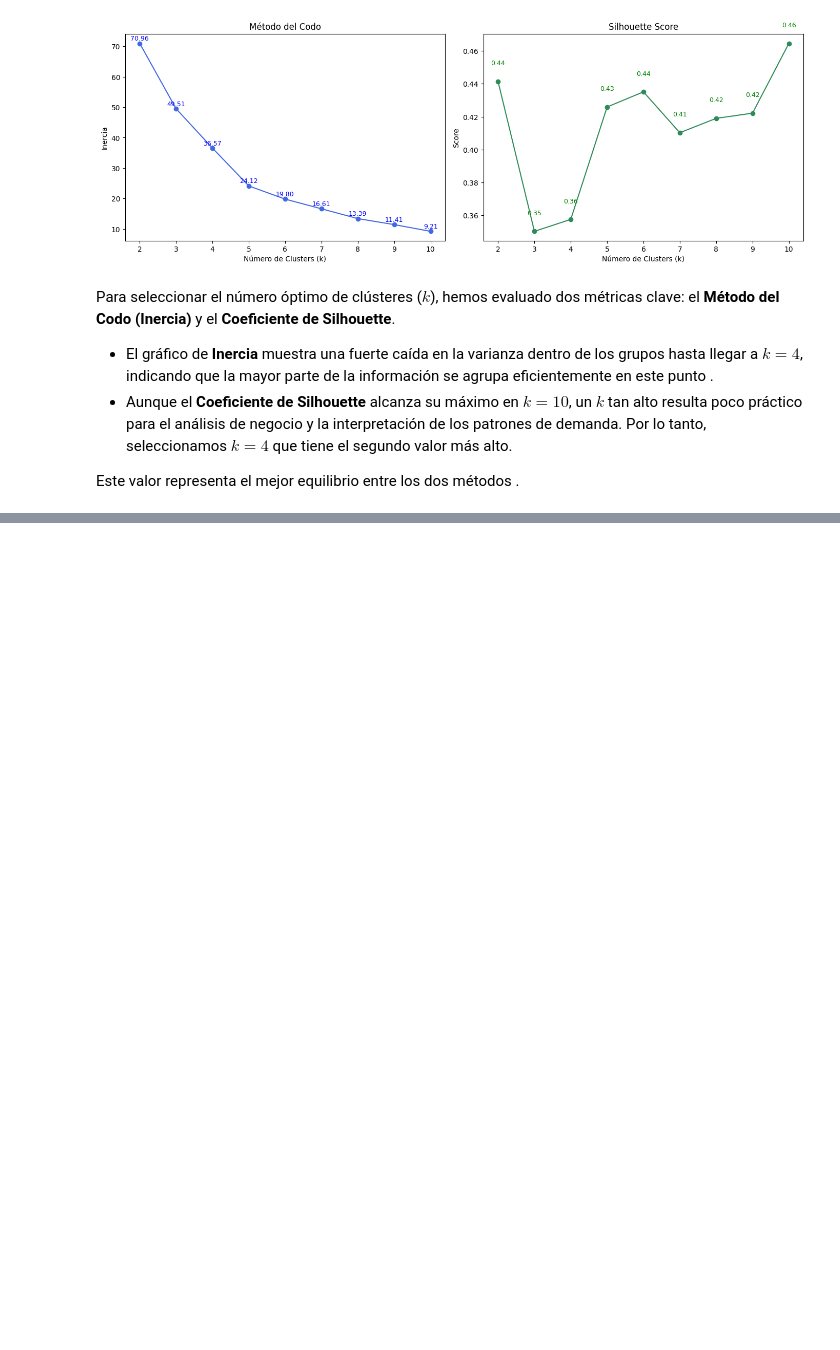
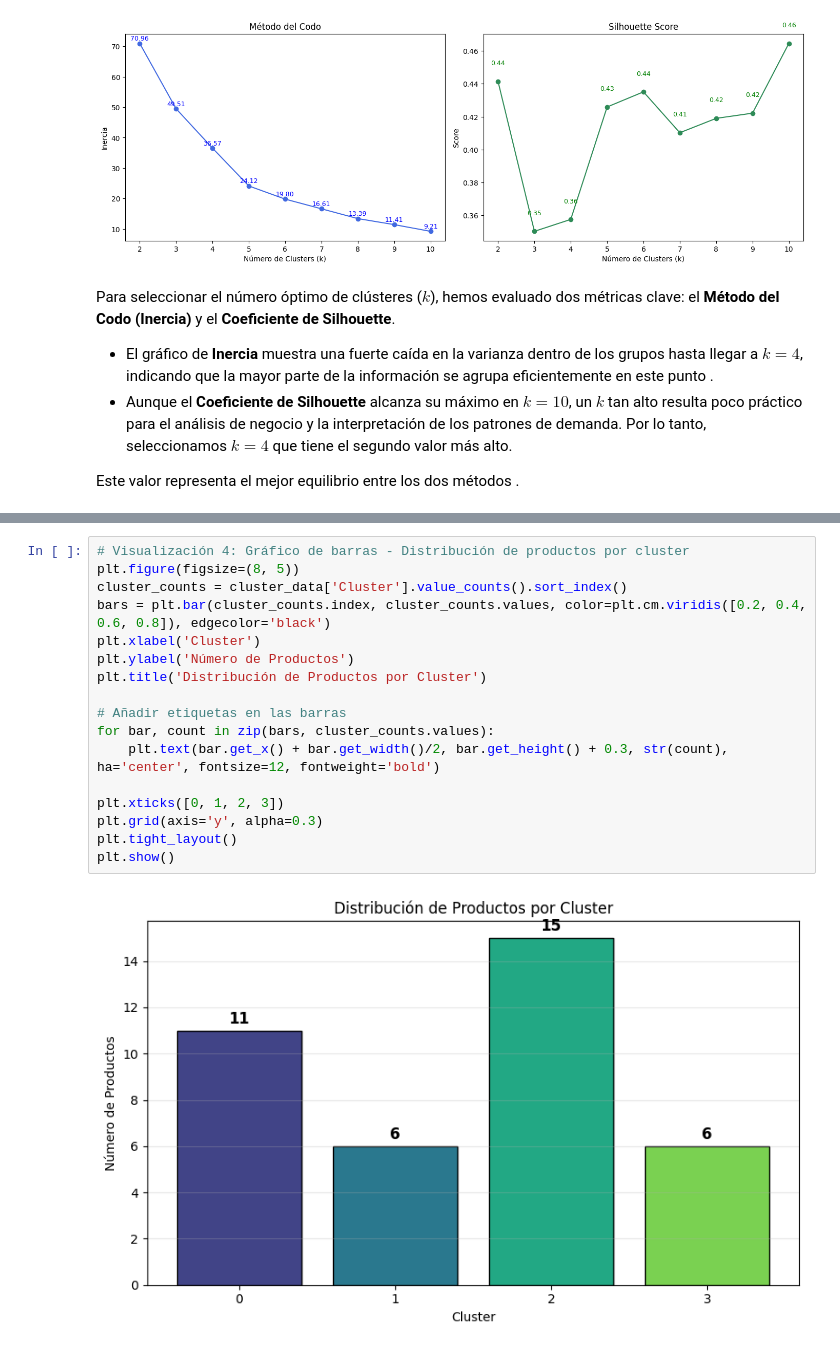
Before and after one commit to alan1x/Proyecto_SF_LKR, a Jupyter notebook: notebooks/principal_modificado.ipynb, the cells around one changed output, grey strips where cells are left out. Drawn from its saved outputs; the diff is of its cells as text; blank space fills up the shorter version.

```diff
--- a/notebooks/principal_modificado.ipynb
+++ b/notebooks/principal_modificado.ipynb
@@ -420,0 +543,19 @@ Para seleccionar el número óptimo de clústeres ($k$), hemos evaluado dos mét
+# %%
+# Visualización 4: Gráfico de barras - Distribución de productos por cluster
+plt.figure(figsize=(8, 5))
+cluster_counts = cluster_data['Cluster'].value_counts().sort_index()
+bars = plt.bar(cluster_counts.index, cluster_counts.values, color=plt.cm.viridis([0.2, 0.4, 0.6, 0.8]), edgecolor='black')
+plt.xlabel('Cluster')
+plt.ylabel('Número de Productos')
+plt.title('Distribución de Productos por Cluster')
+
+# Añadir etiquetas en las barras
+for bar, count in zip(bars, cluster_counts.values):
+    plt.text(bar.get_x() + bar.get_width()/2, bar.get_height() + 0.3, str(count), ha='center', fontsize=12, fontweight='bold')
+
+plt.xticks([0, 1, 2, 3])
+plt.grid(axis='y', alpha=0.3)
+plt.tight_layout()
+plt.show()
+# %% [output]
+[figure, added]
```
Also changed, not shown: parts of 21 cells of this notebook, 1 other file.
